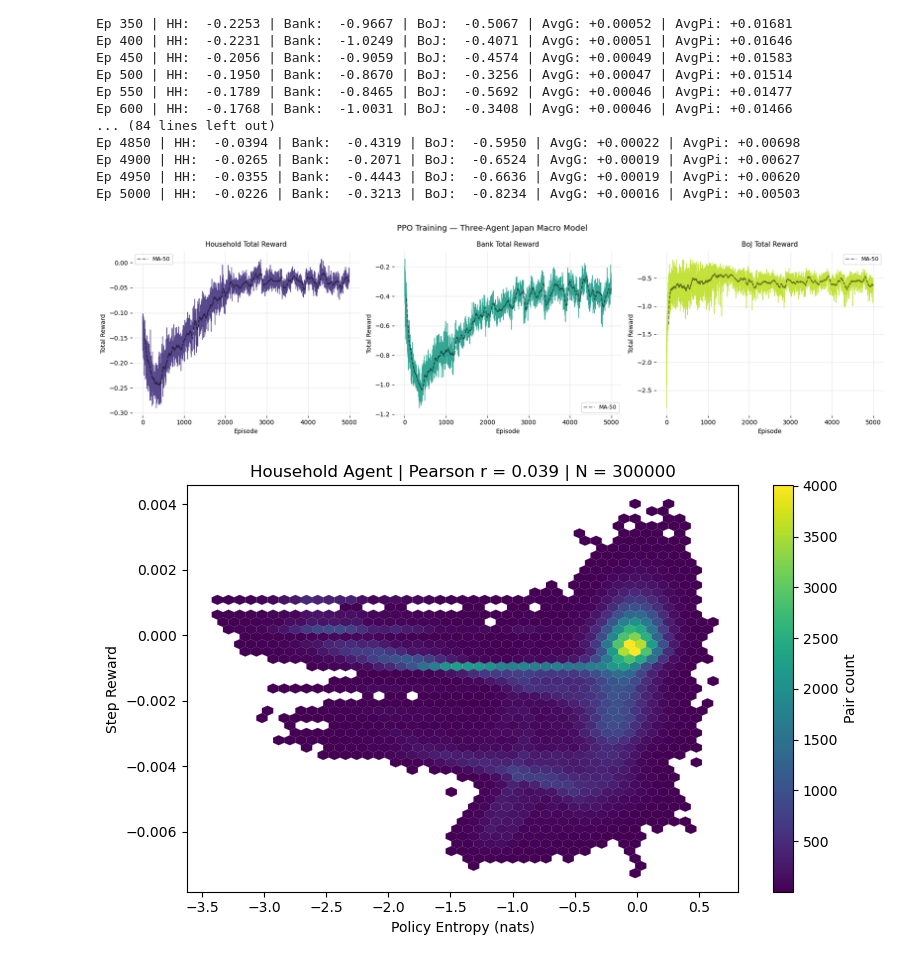
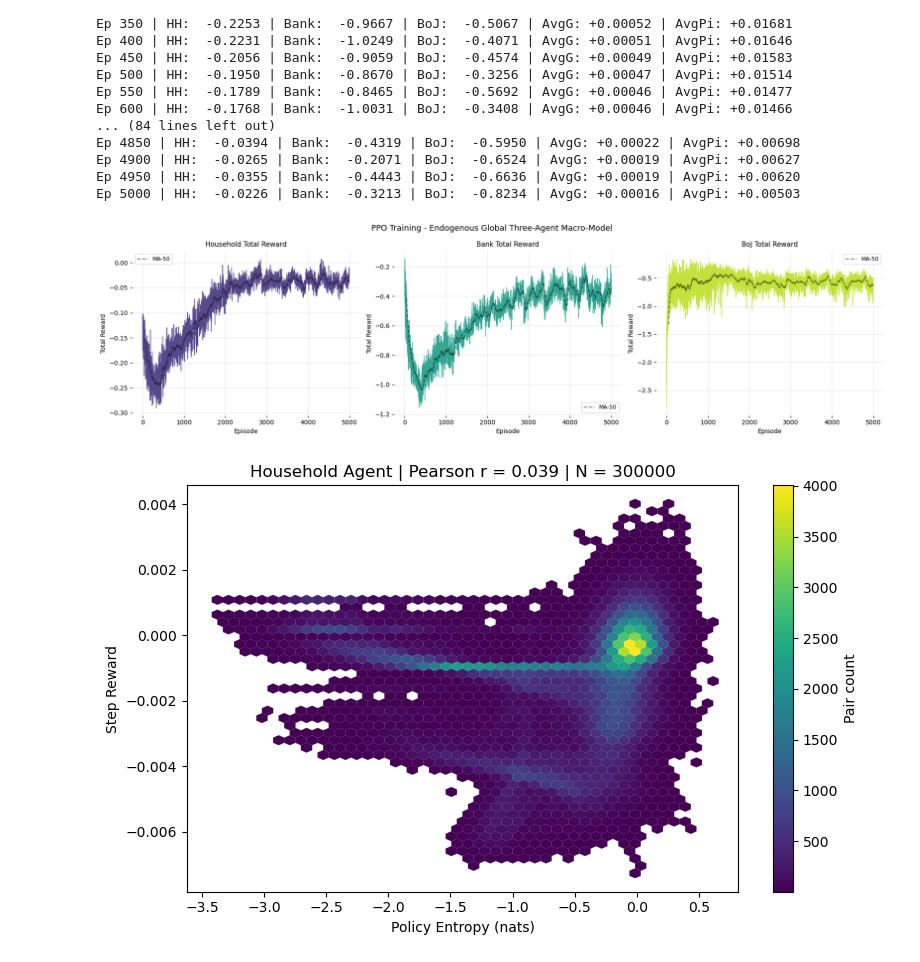
Before and after one commit to EliaLand/IRL-FAVAR_money_endogeneity, a Jupyter notebook: Module6_IRL.ipynb, the cells around one changed output. Cells and saved outputs as stored; diff of their text form; code cells hidden in the pictures.

```diff
--- a/Module6_IRL.ipynb
+++ b/Module6_IRL.ipynb
@@ -1122,7 +1125,7 @@ def disc_returns(rewards, gamma=GAMMA):
 # ////////////////////
 # Logbook - History df
 # ////////////////////
-history = {
+endo_history = {
     "hh": [], "bank": [], "boj": [], "output": [], "inflation": [],
     "hh_ent": [], "bank_ent": [], "boj_ent": [],
     "hh_step_rwd": [], "bank_step_rwd": [], "boj_step_rwd": [],
@@ -1172,8 +1175,8 @@ for ep in range(N_EPISODES):
 # History Update
         hh_obs.append(ho); hh_acts.append([ha_c])
         hh_lps.append(hlp); hh_rwds.append(rh)
-        history["hh_ent"].append(float(np.sum(h_ent)))
-        history["hh_step_rwd"].append(float(rh))
+        endo_history["hh_ent"].append(float(np.sum(h_ent)))
+        endo_history["hh_step_rwd"].append(float(rh))
 
 # ///////////////
 # Commercial Bank
@@ -1186,8 +1189,8 @@ for ep in range(N_EPISODES):
         rb_norm  = bank_norm(rb)
         bank_obs.append(bo); bank_acts.append([ba_c])
         bank_lps.append(blp); bank_rwds.append(rb)
-        history["bank_ent"].append(float(np.sum(b_ent)))
-        history["bank_step_rwd"].append(float(rb))
+        endo_history["bank_ent"].append(float(np.sum(b_ent)))
+        endo_history["bank_step_rwd"].append(float(rb))
 
 # /////////////
 # Bank of Japan
@@ -1200,8 +1203,8 @@ for ep in range(N_EPISODES):
         rj_norm  = boj_norm(rj)
         boj_obs.append(jo); boj_acts.append(ja_c)
         boj_lps.append(jlp); boj_rwds.append(rj)
-        history["boj_ent"].append(float(np.sum(j_ent)))
-        history["boj_step_rwd"].append(float(rj))
+        endo_history["boj_ent"].append(float(np.sum(j_ent)))
+        endo_history["boj_step_rwd"].append(float(rj))
 
 # ////////////////////////////
 # Output Gap and Inflation Gap
@@ -1254,13 +1257,13 @@ for ep in range(N_EPISODES):
 # //////////////
 # History Update
 # //////////////
-    history["hh"].append(sum(hh_rwds))
-    history["bank"].append(sum(bank_rwds))
-    history["boj"].append(sum(boj_rwds))
-    history["output"].append(np.mean(ep_g))
-    history["inflation"].append(np.mean(ep_pi))
+    endo_history["hh"].append(sum(hh_rwds))
+    endo_history["bank"].append(sum(bank_rwds))
+    endo_history["boj"].append(sum(boj_rwds))
+    endo_history["output"].append(np.mean(ep_g))
+    endo_history["inflation"].append(np.mean(ep_pi))
     for d in range(9):
-        history["state_dims"][d].append(np.mean(ep_states[d]))
+        endo_history["state_dims"][d].append(np.mean(ep_states[d]))
 
 # ///////////////////////////////
 # Aggregate Results (50 episodes)
@@ -1268,12 +1271,12 @@ for ep in range(N_EPISODES):
     if (ep + 1) % 50 == 0:
         print(f"Ep {ep+1:>3d} | "
 # Agents Reward (per episode, every 50)
-              f"HH: {history['hh'][-1]:>+8.4f} | "
-              f"Bank: {history['bank'][-1]:>+8.4f} | "
-              f"BoJ: {history['boj'][-1]:>+8.4f} | "
+              f"HH: {endo_history['hh'][-1]:>+8.4f} | "
+              f"Bank: {endo_history['bank'][-1]:>+8.4f} | "
+              f"BoJ: {endo_history['boj'][-1]:>+8.4f} | "
 # Output Gap and Inflation Gap
-              f"AvgG: {history['output'][-1]:>+7.5f} | "
-              f"AvgPi: {history['inflation'][-1]:>+7.5f}")
+              f"AvgG: {endo_history['output'][-1]:>+7.5f} | "
+              f"AvgPi: {endo_history['inflation'][-1]:>+7.5f}")
 # %% [output]
 Ep  50 | HH:  -0.1370 | Bank:  -0.4911 | BoJ:  -0.7081 | AvgG: +0.00041 | AvgPi: +0.01308
 Ep 100 | HH:  -0.2059 | Bank:  -0.7896 | BoJ:  -0.5425 | AvgG: +0.00050 | AvgPi: +0.01603
@@ -1297,38 +1300,38 @@ import matplotlib.pyplot as plt
 import matplotlib.cm as cm
 import numpy as np
 
 vir = cm.get_cmap("viridis")
 c_hh, c_bank, c_boj = vir(0.15), vir(0.55), vir(0.90)
 
 fig, axes = plt.subplots(1, 3, figsize=(18, 5))
-fig.suptitle("PPO Training — Three-Agent Japan Macro Model", fontsize=13)
+fig.suptitle("PPO Training - Endogenous Global Three-Agent Macro-Model", fontsize=13)
 
 pairs = [
-    (axes[0], history["hh"],   c_hh,   "Household Total Reward"),
-    (axes[1], history["bank"], c_bank, "Bank Total Reward"),
-    (axes[2], history["boj"],  c_boj,  "BoJ Total Reward"),
+    (axes[0], endo_history["hh"],   c_hh,   "Household Total Reward"),
+    (axes[1], endo_history["bank"], c_bank, "Bank Total Reward"),
+    (axes[2], endo_history["boj"],  c_boj,  "BoJ Total Reward"),
 ]
 
 for ax, data, color, title in pairs:
     ax.plot(data, color=color, linewidth=0.9, alpha=0.9)
 
     window = 50
     smooth = np.convolve(data, np.ones(window)/window, mode="valid")
     ax.plot(range(window-1, len(data)), smooth,
             color="black", linewidth=1.6, alpha=0.5, linestyle="--", label="MA-50")
 
     ax.set_title(title, fontsize=11, pad=8)
     ax.set_xlabel("Episode", fontsize=10)
     ax.set_ylabel("Total Reward", fontsize=10)
     ax.grid(alpha=0.3)
     ax.legend(fontsize=9)
     for spine in ax.spines.values():
         spine.set_visible(False)
 
 plt.tight_layout()
 plt.show()
 # %% [output]
-[figure, old version]
+[figure, new version]
 # %%
 import numpy as np
 import matplotlib.pyplot as plt
```
Also changed, not shown: parts of 8 cells of this notebook.
